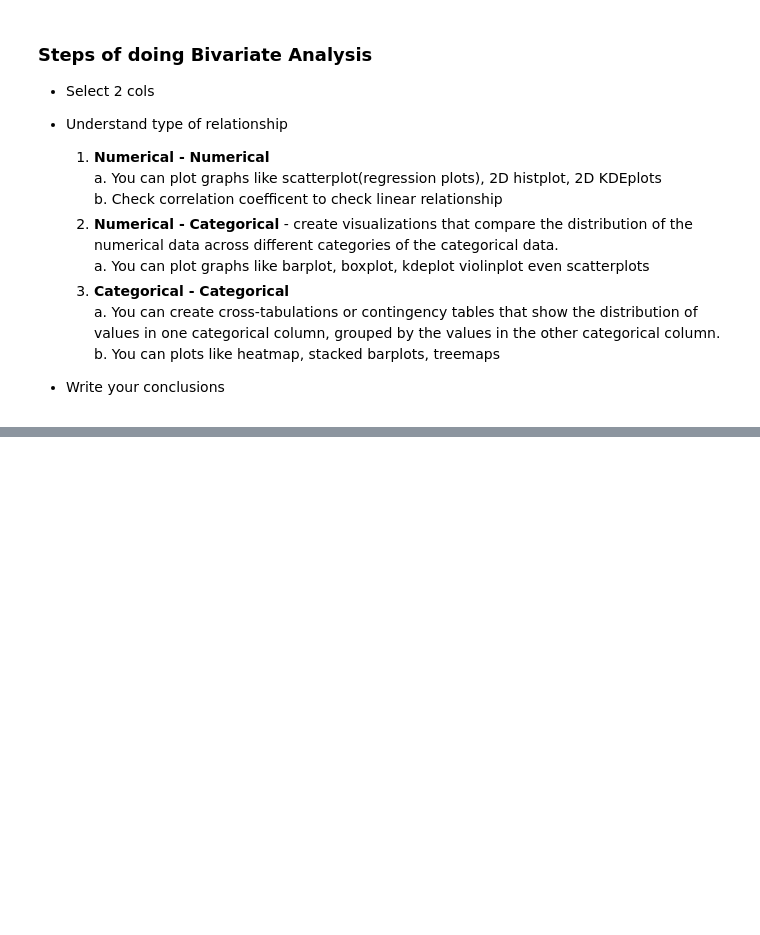
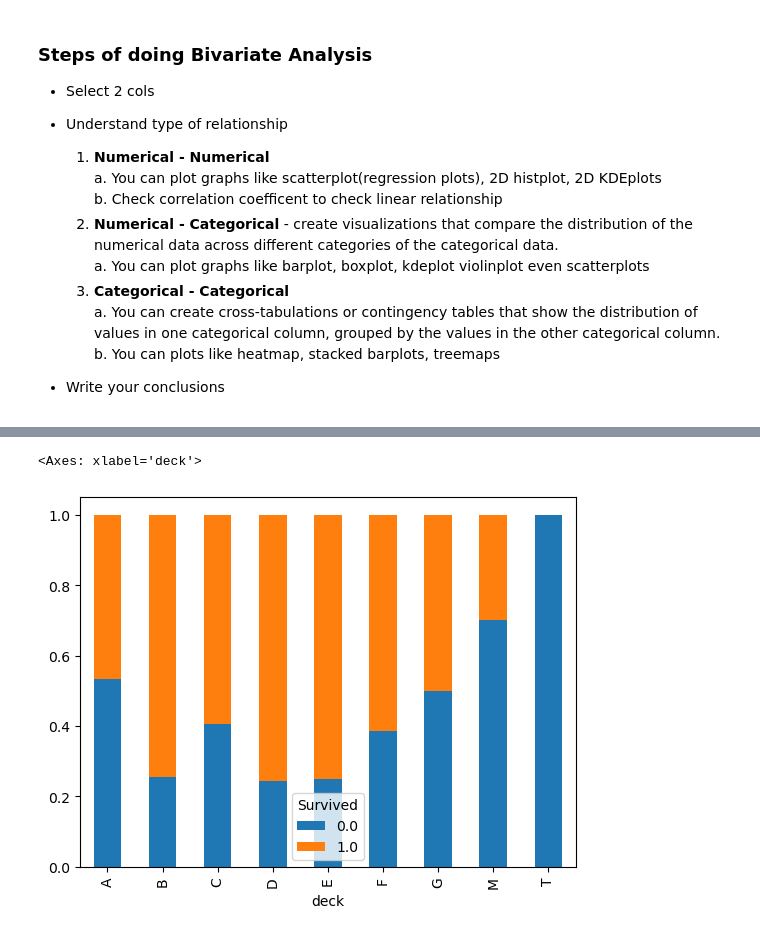
Before and after one commit to Sumangiri1312/Data-Analysis-Process, a Jupyter notebook: Exploratory Data Analysis/EDA.ipynb, the cells around one changed output, grey strips where cells are left out. Cells and saved outputs as stored; diff of their text form; code cells hidden in the pictures; blank space fills up the shorter version.

```diff
--- a/Exploratory Data Analysis/EDA.ipynb
+++ b/Exploratory Data Analysis/EDA.ipynb
@@ -262,0 +463,2 @@ df[df['Embarked'].isnull()]
+# %%
+new_df['title']=new_df['Name'].str.split(',').str.get(1).str.strip().str.split(' ').str.get(0)
@@ -262,0 +495,17 @@ df[df['Embarked'].isnull()]
+# %%
+# Merge similar titles
+new_df['title'] = new_df['title'].replace({
+    'Mlle.': 'Miss.',
+    'Ms.': 'Miss.',
+    'Mme.': 'Mrs.'
+})
+
+# Rare titles
+rare_titles = [
+    'Rev.', 'Dr.', 'Col.', 'Major.', 'Lady.',
+    'Sir.', 'Don.', 'Capt.', 'the',
+    'Jonkheer.', 'Dona.'
+]
+
+# Replace rare titles with Other
+new_df['title'] = new_df['title'].replace(rare_titles, 'Other')
@@ -262,0 +568,2 @@ df[df['Embarked'].isnull()]
+# %%
+new_df['Cabin'].fillna('M' , inplace=True)
@@ -262,0 +602,2 @@ df[df['Embarked'].isnull()]
+# %%
+new_df['deck']=new_df['Cabin'].str[0]
@@ -262,0 +620,5 @@ df[df['Embarked'].isnull()]
+# %%
+pd.crosstab(new_df['deck'],new_df['Survived'],normalize='index').plot(kind='bar',stacked=True)
+# %% [output]
+<Axes: xlabel='deck'>
+[figure, added]
```
Also changed, not shown: parts of 38 cells of this notebook.
